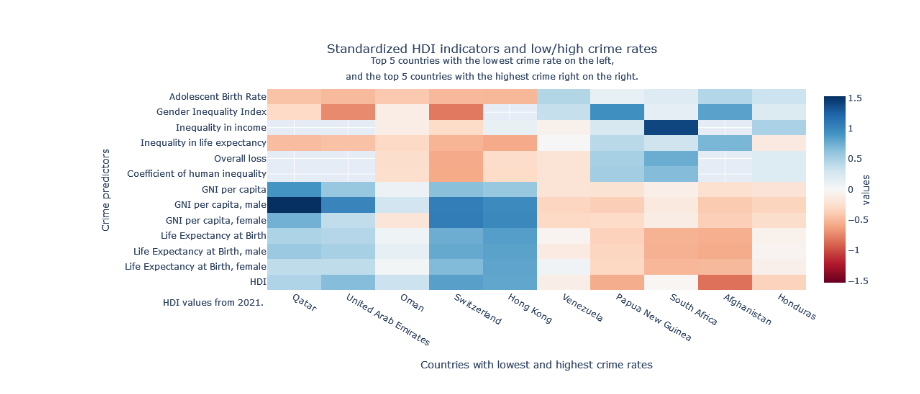
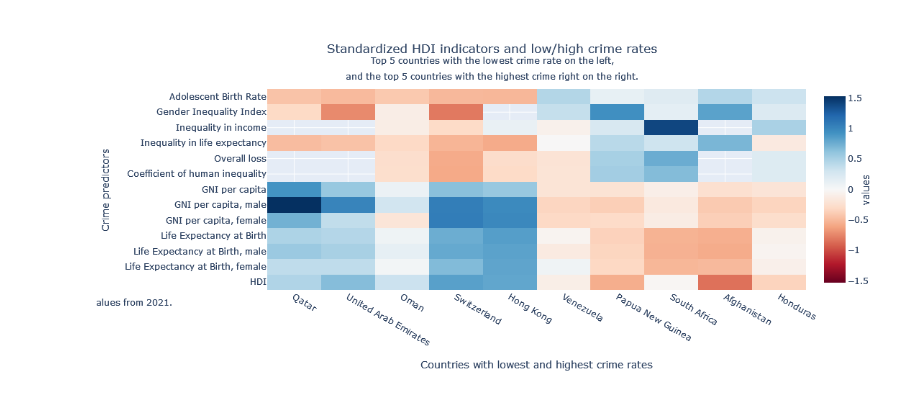
Before and after one commit to dejessias/Surveillance-Crime, a Jupyter notebook: docs/heatmap.ipynb, the cells around one changed output. Drawn from its saved outputs; the diff is of its cells as text; code cells hidden in the pictures.

Commit message:
nicer heatmap

```diff
--- a/docs/heatmap.ipynb
+++ b/docs/heatmap.ipynb
@@ -72,34 +72,33 @@ HDIfig = go.Figure(data=go.Heatmap(z=df.values,
                                    colorbar=dict(title='values', titleside='right')))
 
 # Update layout for better visualization
 HDIfig.update_layout(
     title={
         'text': 'Standardized HDI indicators and low/high crime rates<br><sup>Top 5 countries with the lowest crime rate on the left,<br>and the top 5 countries with the highest crime right on the right.</sup>',
         'y':0.9,
         'x':0.5,
         'xanchor': 'center',
         'yanchor': 'top'
     },
     xaxis_title='Countries with lowest and highest crime rates',
     yaxis_title='Crime predictors',
     xaxis=dict(tickmode='array', tickvals=list(range(len(df.columns))), ticktext=df.columns),
     yaxis=dict(tickmode='array', tickvals=list(range(len(df.index))), ticktext=df.index)
 )
 
 HDIfig.update_layout(
-    height=500,
-    width=1000
+    height=500
 )
 
-HDIfig.add_annotation(x=-0.20, y=-0.10,
+HDIfig.add_annotation(x=-0.37, y=-0.10,
                    xref="paper", yref="paper",
                    align='left',
                    xanchor='left', yanchor='bottom',
                    showarrow=False,
                    text='HDI values from 2021.'
                   )
 
 # Show the interactive heatmap
 HDIfig.show()
 # %% [output]
-[figure, old version]
+[figure, new version]
```
Also changed, not shown: 33 other files.
